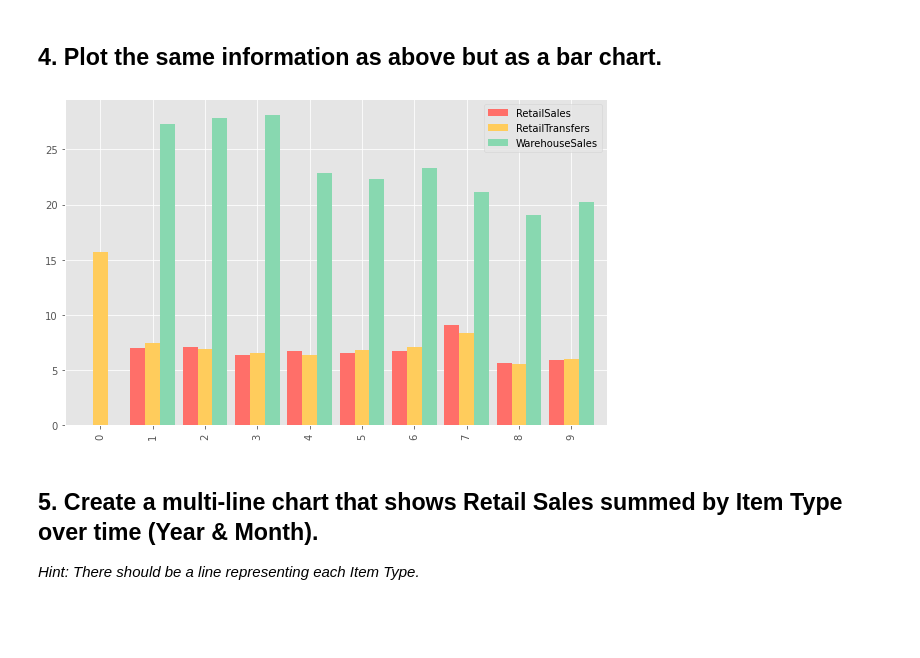
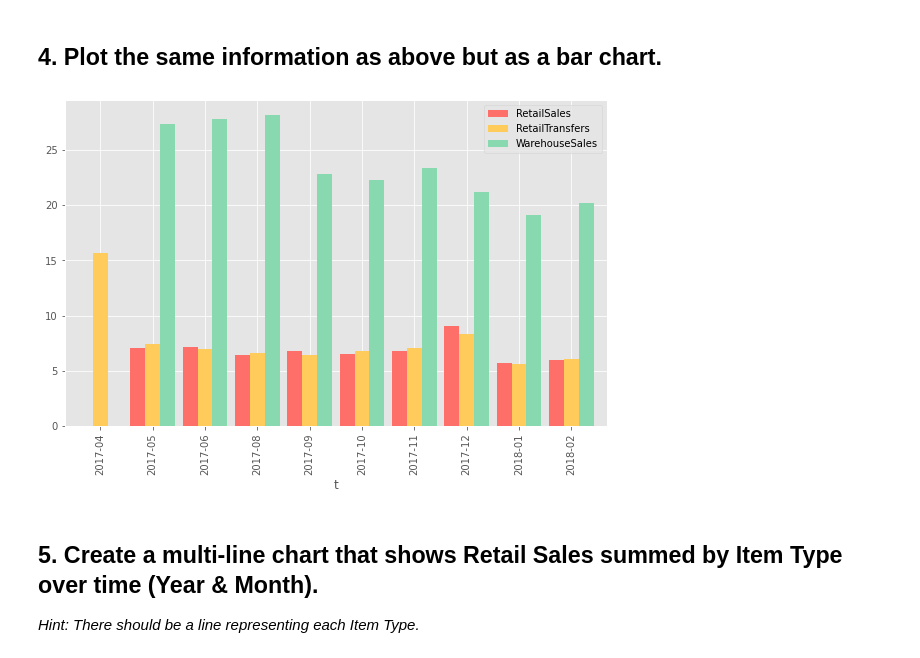
Before and after one commit to ta-data-mexpt/lab-plotting-multiple-data-series, a Jupyter notebook: your-code/main.ipynb, the cells around one changed output. Cells and saved outputs as stored; diff of their text form; code cells hidden in the pictures; blank space fills up the shorter version.

```diff
--- a/your-code/main.ipynb
+++ b/your-code/main.ipynb
@@ -99,11 +100,11 @@ filtered
 # %% [markdown]
 ## 4. Plot the same information as above but as a bar chart.
 # %%
-#filtered.set_index("t",inplace=True)
+filtered.set_index("t",inplace=True)
 filtered=filtered[["RetailSales","RetailTransfers","WarehouseSales"]]
 filtered.plot.bar(color=["#ff6f69","#ffcc5c","#88d8b0"],figsize=(6*phi,6),width=0.85);
 # %% [output]
-[figure, old version]
+[figure, new version]
 # %% [markdown]
 ## 5. Create a multi-line chart that shows Retail Sales summed by Item Type over time (Year & Month).
 
```
Also changed, not shown: parts of 5 cells of this notebook.
